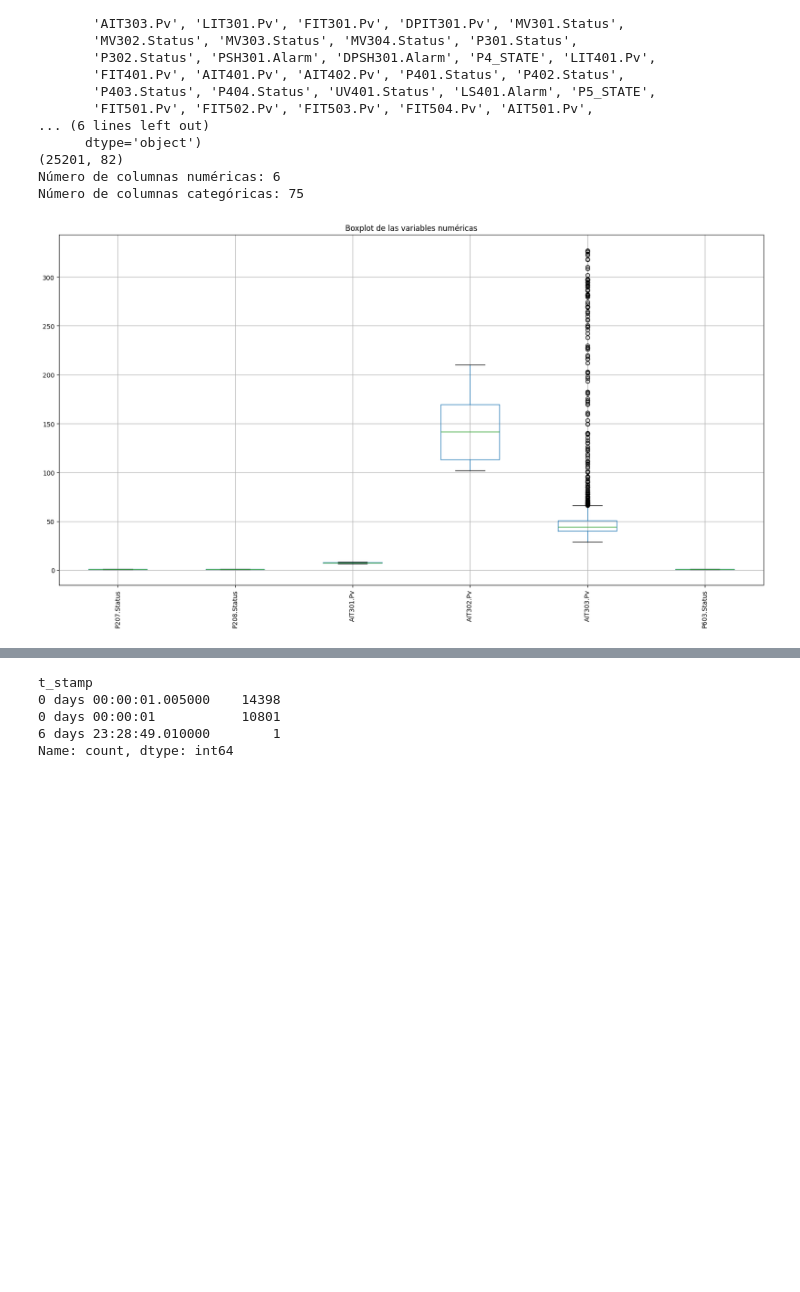
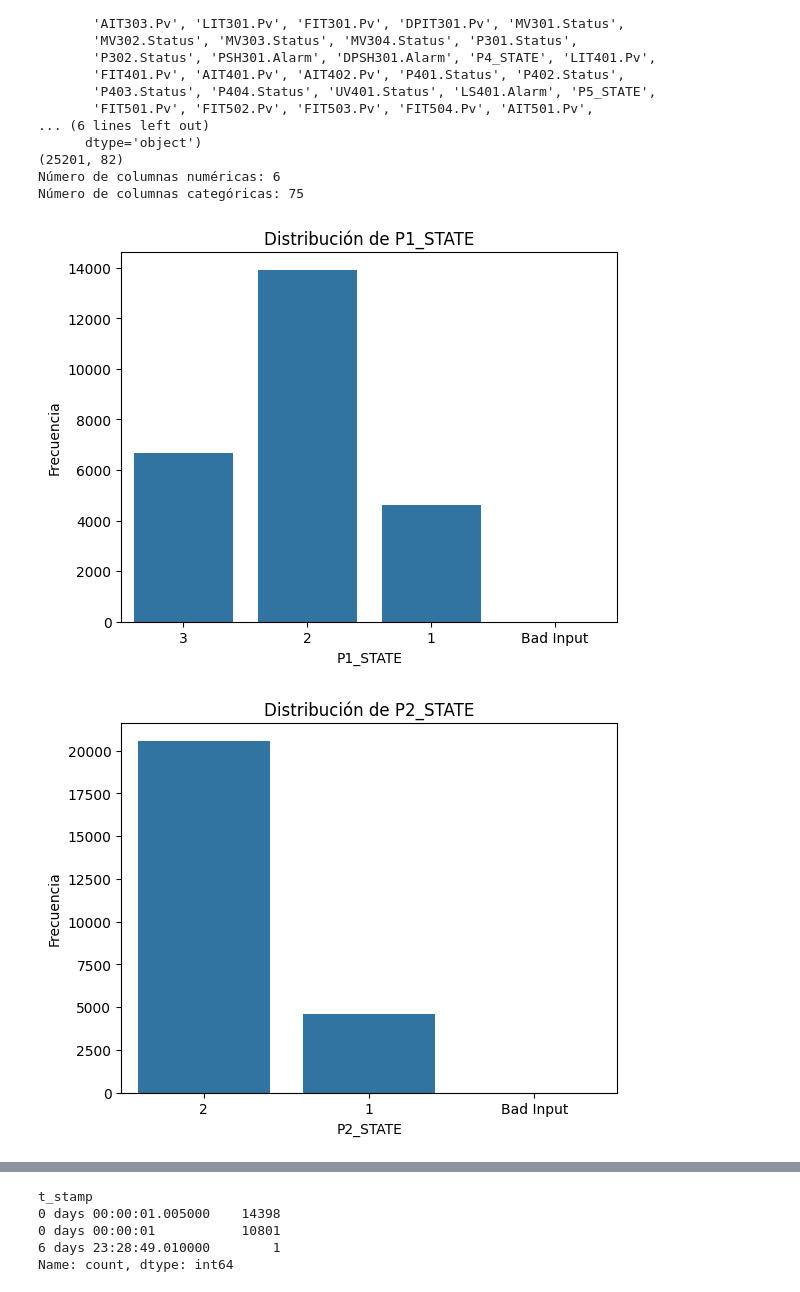
Before and after one commit to juanmi30/ics-synthetic-data-augmentation, a Jupyter notebook: data-preprocessing.ipynb, the cells around one changed output, grey strips where cells are left out. Drawn from its saved outputs; the diff is of its cells as text; code cells hidden in the pictures; blank space fills up the shorter version.

```diff
--- a/data-preprocessing.ipynb
+++ b/data-preprocessing.ipynb
@@ -61,11 +61,49 @@ Index(['t_stamp', 'P1_STATE', 'LIT101.Pv', 'FIT101.Pv', 'MV101.Status',
 Número de columnas numéricas: 6
 Número de columnas categóricas: 75
 # %%
-# Boxplot de las variables numéricas
+# Mostrar tipos de datos enteros en columna P1_STATE con grafico de barras
 import matplotlib.pyplot as plt
-data.boxplot(figsize=(20, 10))
-plt.xticks(rotation=90)
-plt.title('Boxplot de las variables numéricas')
+import seaborn as sns
+sns.countplot(x='P1_STATE', data=data)
+plt.title('Distribución de P1_STATE')
+plt.xlabel('P1_STATE')
+plt.ylabel('Frecuencia')
 plt.show()
+
+# Mostrar tipos de datos enteros en columna P2_STATE con grafico de barras
+sns.countplot(x='P2_STATE', data=data)
+plt.title('Distribución de P2_STATE')
+plt.xlabel('P2_STATE')
+plt.ylabel('Frecuencia')
+plt.show()
+
+# Mostrar tipos de datos enteros en columna P3_STATE con grafico de barras
+sns.countplot(x='P3_STATE', data=data)
+plt.title('Distribución de P3_STATE')
+plt.xlabel('P3_STATE')
+plt.ylabel('Frecuencia')
+plt.show()
+
+# Mostrar tipos de datos enteros en columna P4_STATE con grafico de barras
+sns.countplot(x='P4_STATE', data=data)
+plt.title('Distribución de P4_STATE')
+plt.xlabel('P4_STATE')
+plt.ylabel('Frecuencia')
+plt.show()
+
+# Mostrar tipos de datos enteros en columna P5_STATE con grafico de barras
+sns.countplot(x='P5_STATE', data=data)
+plt.title('Distribución de P5_STATE')
+plt.xlabel('P5_STATE')
+plt.ylabel('Frecuencia')
+plt.show()
+
+# Mostrar tipos de datos enteros en columna P6_STATE con grafico de barras
+sns.countplot(x='P6_STATE', data=data)
+plt.title('Distribución de P6_STATE')
+plt.xlabel('P6_STATE')
+plt.ylabel('Frecuencia')
+plt.show()
 # %% [output]
-[figure, old version]
+[figure, new version]
+[figure, added]
```
Also changed, not shown: parts of 1 cell of this notebook.
